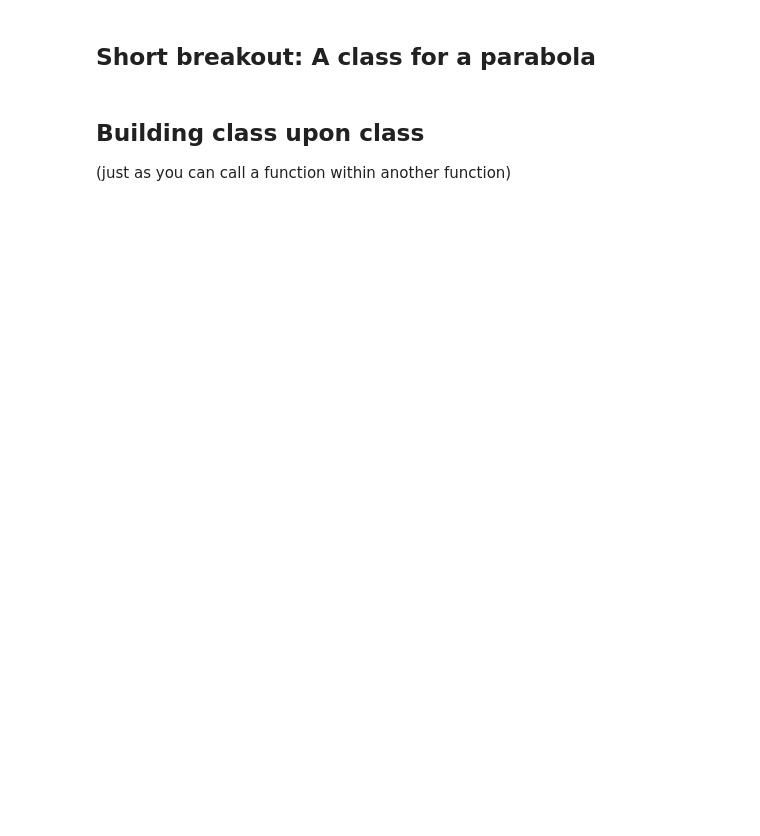
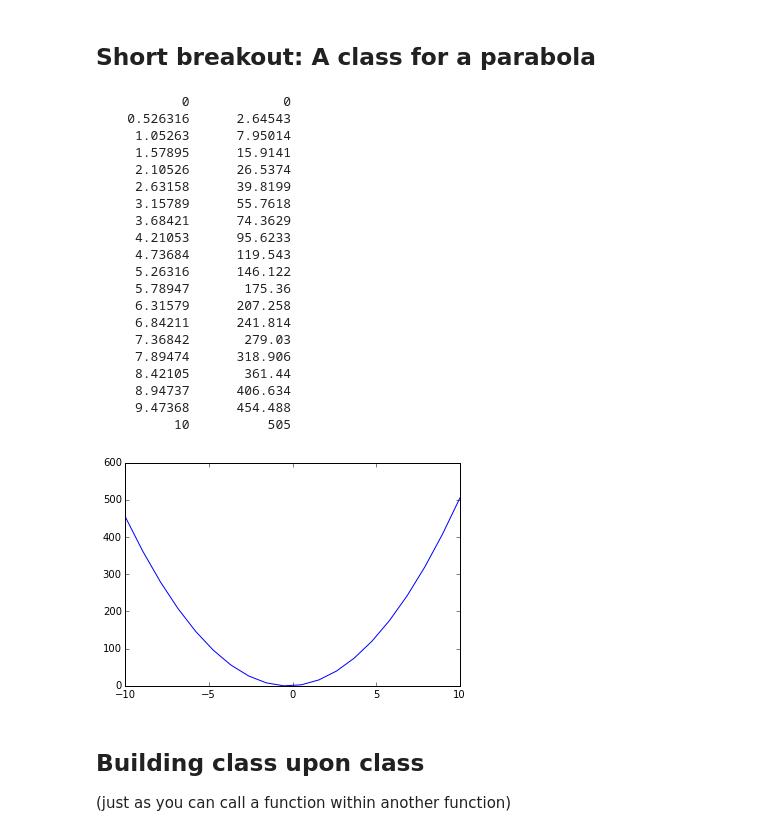
Before and after one commit to COMPPHYS-ICONE/comp-phys, a Jupyter notebook: PhysPy-wk5-2_2015S.ipynb, the cells around one changed output. Drawn from its saved outputs; the diff is of its cells as text; code cells hidden in the pictures; blank space fills up the shorter version.

```diff
--- a/PhysPy-wk5-2_2015S.ipynb
+++ b/PhysPy-wk5-2_2015S.ipynb
@@ -242,16 +254,60 @@ plt.show()
 # %% [markdown]
 ## Short breakout: A class for a parabola
+# %%
+class Parabola:
+    '''a class for straight lines, y = c0 + c1*x'''
+    import numpy as np
+    def __init__(self, c0, c1, c2):
+        self.c0 = c0
+        self.c1 = c1
+        self.c2 = c2
+
+    def __call__(self, x):
+        return self.c0 + self.c1*x + self.c2*(x**2)
+
+    def table(self, L, R, n):
+        '''returns a table with n points for x in domain [L, R].'''
+        # initialize s to be an empty string.
+        s = ''
+        for x in np.linspace(L, R, n):
+            # Note the usage here: self(x).
+            # This works because the special method __call__ is defined.
+            y = self(x)
+            s += '{:12g} {:12g}\n'.format(x, y)
+        return s
 # %%
 %matplotlib inline
 import matplotlib.pyplot as plt
 import numpy as np
 
 para = Parabola(0., 2.5, 4.8)
 t2 = para.table(0, 10., 20)
 print t2
-x = np.linspace(0, 10., 20)
+x = np.linspace(-10, 10., 20)
 plt.plot(x, para(x))
 plt.show()
+# %% [output]
+           0            0
+    0.526316      2.64543
+     1.05263      7.95014
+     1.57895      15.9141
+     2.10526      26.5374
+     2.63158      39.8199
+     3.15789      55.7618
+     3.68421      74.3629
+     4.21053      95.6233
+     4.73684      119.543
+     5.26316      146.122
+     5.78947       175.36
+     6.31579      207.258
+     6.84211      241.814
+     7.36842       279.03
+     7.89474      318.906
+     8.42105       361.44
+     8.94737      406.634
+     9.47368      454.488
+          10          505
+[figure, added]
 # %% [markdown]
 ## Building class upon class
 (just as you can call a function within another function)
```
Also changed, not shown: parts of 14 cells of this notebook.
